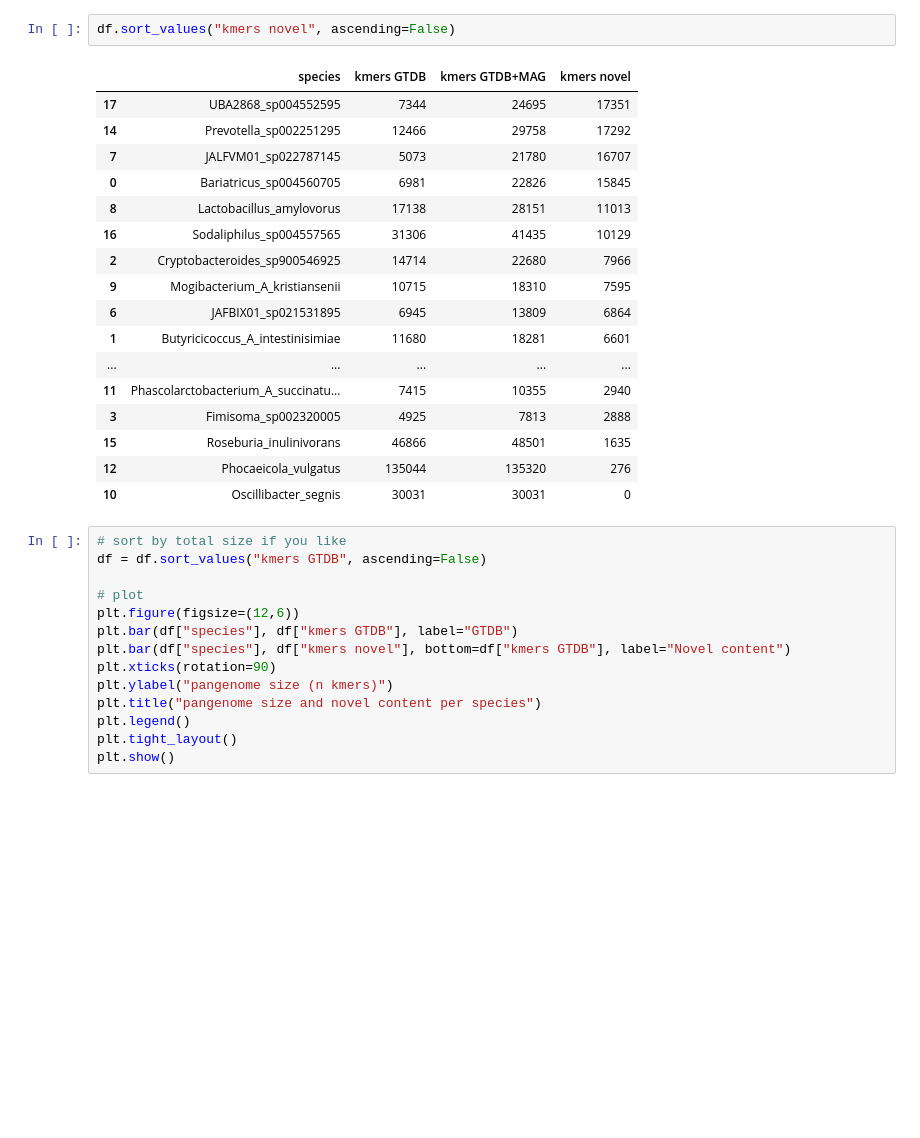
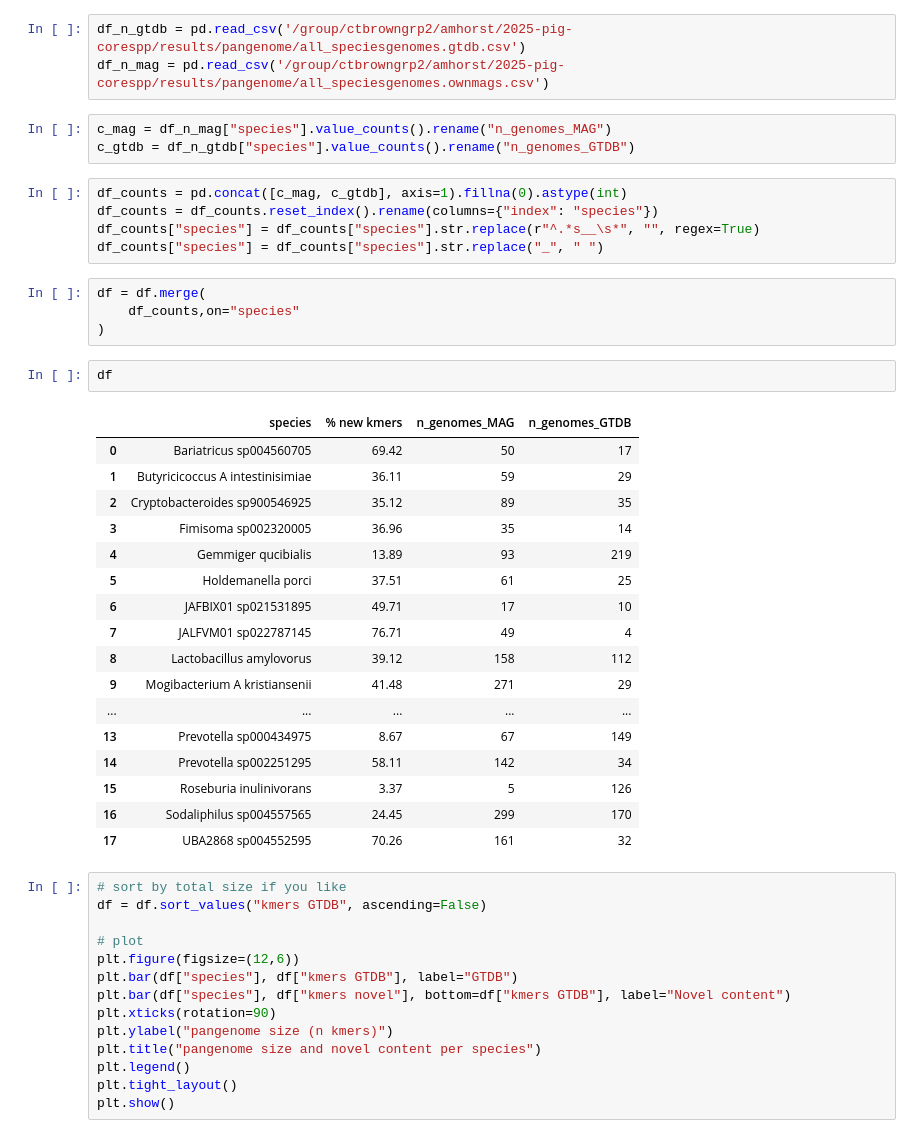
Before and after one commit to AnneliektH/2025-pig-corespp, a Jupyter notebook: workflow/notebooks/251203_pang.size.ipynb, the cells around one changed output. Saved outputs shown, nothing was run; the diff lists cells and outputs as text; blank space fills up the shorter version.

Commit message:
add counting

```diff
--- a/workflow/notebooks/251203_pang.size.ipynb
+++ b/workflow/notebooks/251203_pang.size.ipynb
@@ -8,23 +36,38 @@ df = pd.read_csv('/group/ctbrowngrp2/amhorst/2025-pig-corespp/results/pangenome/
-# %%
-df.sort_values("kmers novel", ascending=False)
-# %% [output]
-|  | species | kmers GTDB | kmers GTDB+MAG | kmers novel |
-| 17 | UBA2868_sp004552595 | 7344 | 24695 | 17351 |
-| 14 | Prevotella_sp002251295 | 12466 | 29758 | 17292 |
-| 7 | JALFVM01_sp022787145 | 5073 | 21780 | 16707 |
-| 0 | Bariatricus_sp004560705 | 6981 | 22826 | 15845 |
-| 8 | Lactobacillus_amylovorus | 17138 | 28151 | 11013 |
-| 16 | Sodaliphilus_sp004557565 | 31306 | 41435 | 10129 |
-| 2 | Cryptobacteroides_sp900546925 | 14714 | 22680 | 7966 |
-| 9 | Mogibacterium_A_kristiansenii | 10715 | 18310 | 7595 |
-| 6 | JAFBIX01_sp021531895 | 6945 | 13809 | 6864 |
-| 1 | Butyricicoccus_A_intestinisimiae | 11680 | 18281 | 6601 |
-| ... | ... | ... | ... | ... |
-| 11 | Phascolarctobacterium_A_succinatu... | 7415 | 10355 | 2940 |
-| 3 | Fimisoma_sp002320005 | 4925 | 7813 | 2888 |
-| 15 | Roseburia_inulinivorans | 46866 | 48501 | 1635 |
-| 12 | Phocaeicola_vulgatus | 135044 | 135320 | 276 |
-| 10 | Oscillibacter_segnis | 30031 | 30031 | 0 |
+# %%
+df_n_gtdb = pd.read_csv('/group/ctbrowngrp2/amhorst/2025-pig-corespp/results/pangenome/all_speciesgenomes.gtdb.csv')
+df_n_mag = pd.read_csv('/group/ctbrowngrp2/amhorst/2025-pig-corespp/results/pangenome/all_speciesgenomes.ownmags.csv')
+# %%
+c_mag = df_n_mag["species"].value_counts().rename("n_genomes_MAG")
+c_gtdb = df_n_gtdb["species"].value_counts().rename("n_genomes_GTDB")
+# %%
+df_counts = pd.concat([c_mag, c_gtdb], axis=1).fillna(0).astype(int)
+df_counts = df_counts.reset_index().rename(columns={"index": "species"})
+df_counts["species"] = df_counts["species"].str.replace(r"^.*s__\s*", "", regex=True)
+df_counts["species"] = df_counts["species"].str.replace("_", " ")
+# %%
+df = df.merge(
+    df_counts,on="species"
+)
+# %%
+df
+# %% [output]
+|  | species | % new kmers | n_genomes_MAG | n_genomes_GTDB |
+| 0 | Bariatricus sp004560705 | 69.42 | 50 | 17 |
+| 1 | Butyricicoccus A intestinisimiae | 36.11 | 59 | 29 |
+| 2 | Cryptobacteroides sp900546925 | 35.12 | 89 | 35 |
+| 3 | Fimisoma sp002320005 | 36.96 | 35 | 14 |
+| 4 | Gemmiger qucibialis | 13.89 | 93 | 219 |
+| 5 | Holdemanella porci | 37.51 | 61 | 25 |
+| 6 | JAFBIX01 sp021531895 | 49.71 | 17 | 10 |
+| 7 | JALFVM01 sp022787145 | 76.71 | 49 | 4 |
+| 8 | Lactobacillus amylovorus | 39.12 | 158 | 112 |
+| 9 | Mogibacterium A kristiansenii | 41.48 | 271 | 29 |
+| ... | ... | ... | ... | ... |
+| 13 | Prevotella sp000434975 | 8.67 | 67 | 149 |
+| 14 | Prevotella sp002251295 | 58.11 | 142 | 34 |
+| 15 | Roseburia inulinivorans | 3.37 | 5 | 126 |
+| 16 | Sodaliphilus sp004557565 | 24.45 | 299 | 170 |
+| 17 | UBA2868 sp004552595 | 70.26 | 161 | 32 |
 # %%
 # sort by total size if you like
 df = df.sort_values("kmers GTDB", ascending=False)
```
Also changed, not shown: parts of 4 cells of this notebook.
